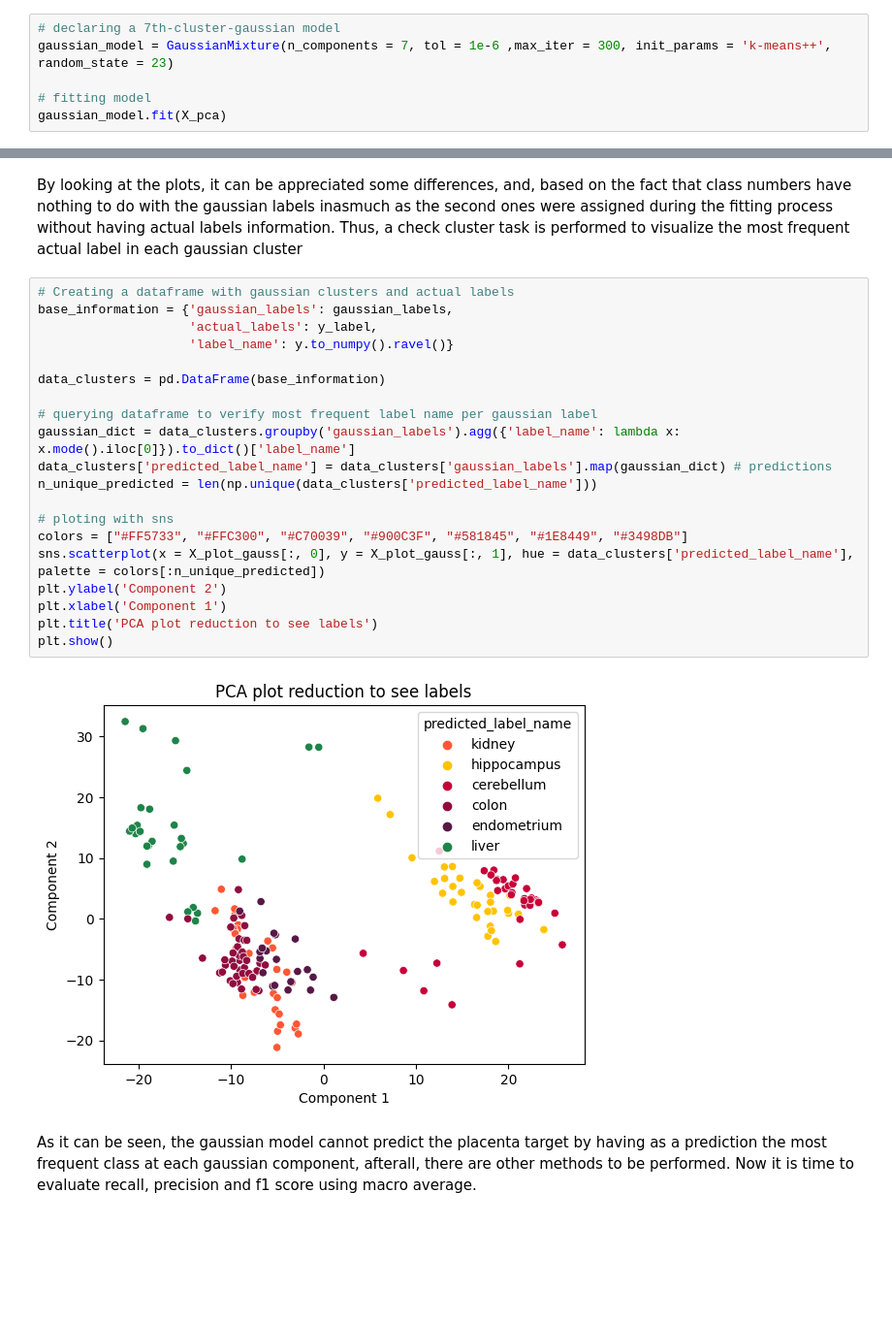
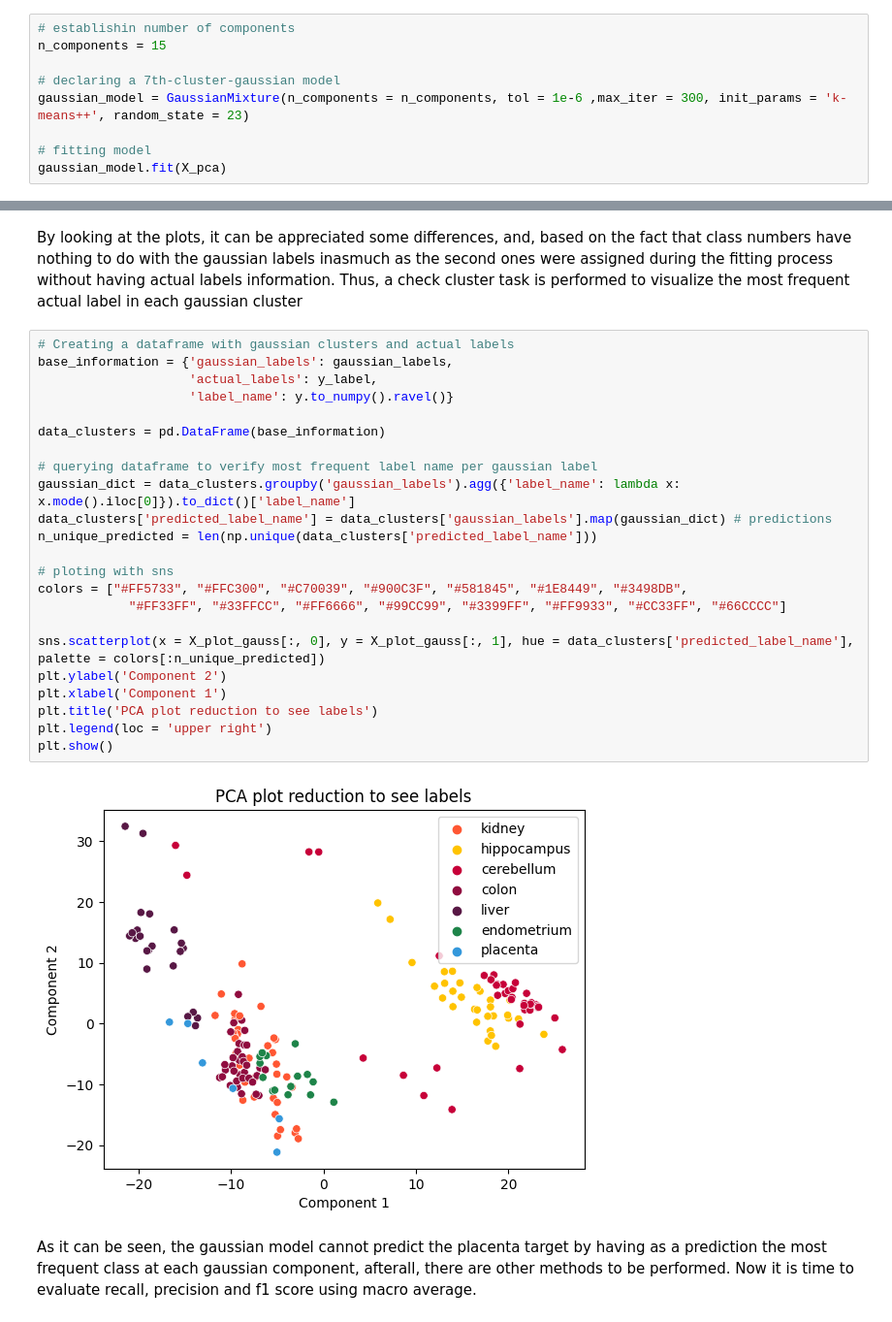
Before and after one commit to JoseGarayar/clustering_utec, a Jupyter notebook: notebook_bruno.ipynb, the cells around one changed output, grey strips where cells are left out. Shown at 97% size. Drawn from its saved outputs; the diff is of its cells as text; blank space fills up the shorter version.

```diff
--- a/notebook_bruno.ipynb
+++ b/notebook_bruno.ipynb
@@ -136,6 +136,9 @@ As it can be observed in the plot, the lowest BIC score corresponds to a 15th-cl
 # %%
+# establishin number of components
+n_components = 15
+
 # declaring a 7th-cluster-gaussian model
-gaussian_model = GaussianMixture(n_components = 7, tol = 1e-6 ,max_iter = 300, init_params = 'k-means++', random_state = 23)
+gaussian_model = GaussianMixture(n_components = n_components, tol = 1e-6 ,max_iter = 300, init_params = 'k-means++', random_state = 23)
 
 # fitting model
 gaussian_model.fit(X_pca)
@@ -204,25 +213,28 @@ By looking at the plots, it can be appreciated some differences, and, based on t
 # %%
 # Creating a dataframe with gaussian clusters and actual labels
 base_information = {'gaussian_labels': gaussian_labels,
                     'actual_labels': y_label,
                     'label_name': y.to_numpy().ravel()}
 
 data_clusters = pd.DataFrame(base_information)
 
 # querying dataframe to verify most frequent label name per gaussian label
 gaussian_dict = data_clusters.groupby('gaussian_labels').agg({'label_name': lambda x: x.mode().iloc[0]}).to_dict()['label_name']
 data_clusters['predicted_label_name'] = data_clusters['gaussian_labels'].map(gaussian_dict) # predictions
 n_unique_predicted = len(np.unique(data_clusters['predicted_label_name']))
 
 # ploting with sns
-colors = ["#FF5733", "#FFC300", "#C70039", "#900C3F", "#581845", "#1E8449", "#3498DB"]
+colors = ["#FF5733", "#FFC300", "#C70039", "#900C3F", "#581845", "#1E8449", "#3498DB",
+            "#FF33FF", "#33FFCC", "#FF6666", "#99CC99", "#3399FF", "#FF9933", "#CC33FF", "#66CCCC"]
+
 sns.scatterplot(x = X_plot_gauss[:, 0], y = X_plot_gauss[:, 1], hue = data_clusters['predicted_label_name'], palette = colors[:n_unique_predicted])
 plt.ylabel('Component 2')
 plt.xlabel('Component 1')
 plt.title('PCA plot reduction to see labels')
+plt.legend(loc = 'upper right')
 plt.show()
 # %% [output]
-[figure, old version]
+[figure, new version]
 # %% [markdown]
 As it can be seen, the gaussian model cannot predict the placenta target by having as a prediction the most frequent class at each gaussian component, afterall, there are other methods to be performed. Now it is time to evaluate recall, precision and f1 score using macro average.
 # %%
```
Also changed, not shown: parts of 5 cells of this notebook.
